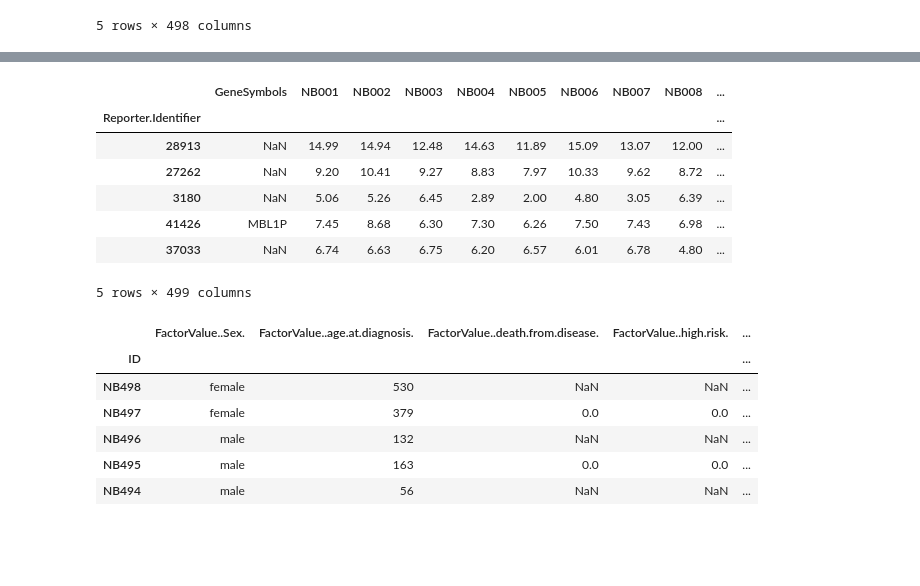
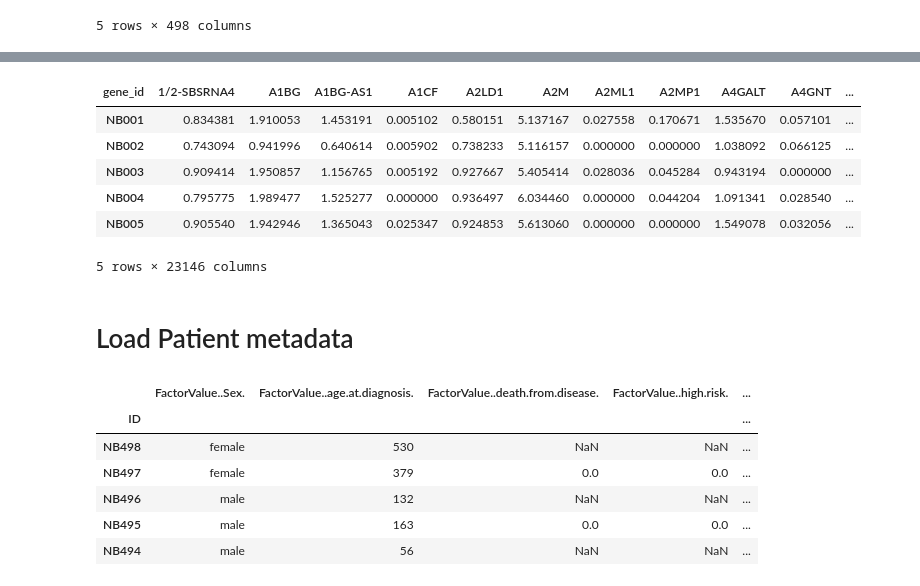
Before and after one commit to ReubenKumar/Neuroblastoma_Data_Analysis, a Jupyter notebook: Neuroblastoma_ML_Model.ipynb, the cells around one changed output, grey strips where cells are left out. Saved outputs shown, nothing was run; the diff lists cells and outputs as text; code cells hidden in the pictures; blank space fills up the shorter version.

```diff
--- a/Neuroblastoma_ML_Model.ipynb
+++ b/Neuroblastoma_ML_Model.ipynb
@@ -51,16 +42,17 @@ microarray.head()
-# %%
-# set an index
-microarray.set_index('Reporter.Identifier',inplace = True)
-microarray.head()
-# %% [output]
-|  | GeneSymbols | NB001 | NB002 | NB003 | NB004 | NB005 | NB006 | NB007 | NB008 | ... |
-| Reporter.Identifier |  |  |  |  |  |  |  |  |  | ... |
-| 28913 | NaN | 14.99 | 14.94 | 12.48 | 14.63 | 11.89 | 15.09 | 13.07 | 12.00 | ... |
-| 27262 | NaN | 9.20 | 10.41 | 9.27 | 8.83 | 7.97 | 10.33 | 9.62 | 8.72 | ... |
-| 3180 | NaN | 5.06 | 5.26 | 6.45 | 2.89 | 2.00 | 4.80 | 3.05 | 6.39 | ... |
-| 41426 | MBL1P | 7.45 | 8.68 | 6.30 | 7.30 | 6.26 | 7.50 | 7.43 | 6.98 | ... |
-| 37033 | NaN | 6.74 | 6.63 | 6.75 | 6.20 | 6.57 | 6.01 | 6.78 | 4.80 | ... |
-5 rows × 499 columns
+# %%
+#transpose the dataframe to get it ready for pca
+rna_seq = rna_seq.transpose()
+rna_seq.head()
+# %% [output]
+| gene_id | 1/2-SBSRNA4 | A1BG | A1BG-AS1 | A1CF | A2LD1 | A2M | A2ML1 | A2MP1 | A4GALT | A4GNT | ... |
+| NB001 | 0.834381 | 1.910053 | 1.453191 | 0.005102 | 0.580151 | 5.137167 | 0.027558 | 0.170671 | 1.535670 | 0.057101 | ... |
+| NB002 | 0.743094 | 0.941996 | 0.640614 | 0.005902 | 0.738233 | 5.116157 | 0.000000 | 0.000000 | 1.038092 | 0.066125 | ... |
+| NB003 | 0.909414 | 1.950857 | 1.156765 | 0.005192 | 0.927667 | 5.405414 | 0.028036 | 0.045284 | 0.943194 | 0.000000 | ... |
+| NB004 | 0.795775 | 1.989477 | 1.525277 | 0.000000 | 0.936497 | 6.034460 | 0.000000 | 0.044204 | 1.091341 | 0.028540 | ... |
+| NB005 | 0.905540 | 1.942946 | 1.365043 | 0.025347 | 0.924853 | 5.613060 | 0.000000 | 0.000000 | 1.549078 | 0.032056 | ... |
+5 rows × 23146 columns
+# %% [markdown]
+# Load Patient metadata
 # %%
 #load in the patient factors, including potential endpoints
 patient_info = pd.read_csv('patientInfo.tsv',sep = '\t').set_index('ID')
```
Also changed, not shown: parts of 61 cells of this notebook.
